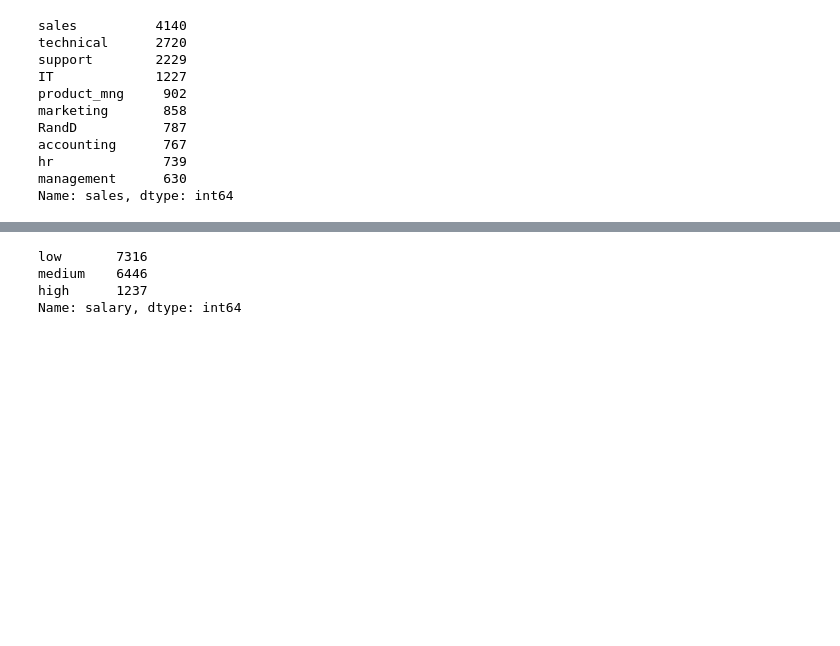
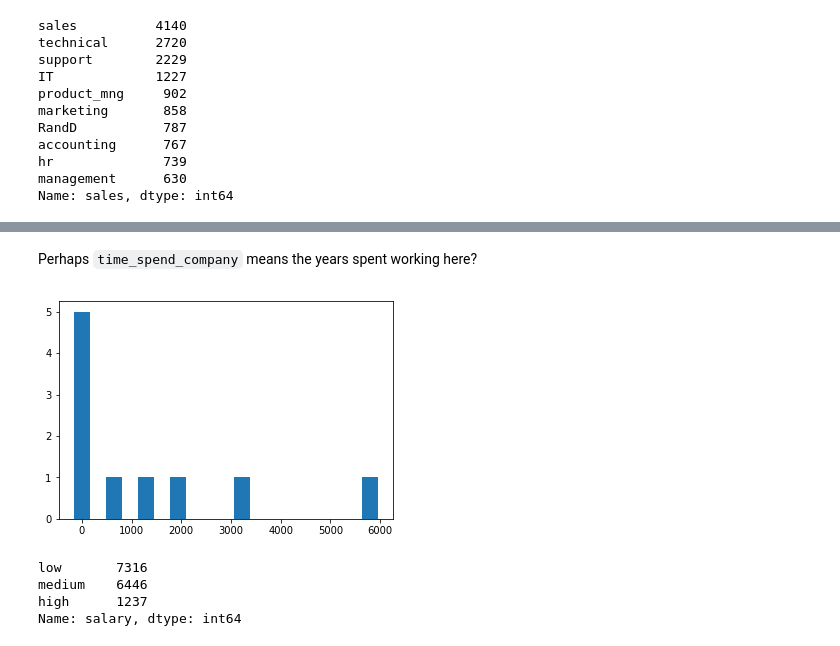
Before and after one commit to giancarlo-garbagnati/employeeretention-ml, a Jupyter notebook: ipynotebooks/hr-employeeretention.ipynb, the cells around one changed output, grey strips where cells are left out. Saved outputs shown, nothing was run; the diff lists cells and outputs as text; code cells hidden in the pictures; blank space fills up the shorter version.

```diff
--- a/ipynotebooks/hr-employeeretention.ipynb
+++ b/ipynotebooks/hr-employeeretention.ipynb
@@ -127,0 +147,6 @@ Name: time_spend_company, dtype: float64
+# %%
+tsc = df['time_spend_company'].value_counts().copy()
+#tsc_zeros = pd.Series(np.zeros(2), index=[1,9]) # this changes it to float
+tsc_zeros = pd.Series([0,0], index=[1,9])
+tsc = tsc.append(tsc_zeros).sort_index(axis=0).copy()
+tsc
@@ -128,3 +165,9 @@ Name: time_spend_company, dtype: float64
+# %% [markdown]
+Perhaps `time_spend_company` means the years spent working here?
+# %%
+plt.hist(tsc, bins=10, align='left', rwidth=0.5);
+# %% [output]
+[figure, added]
 # %%
 df['salary'].value_counts()
 # %% [output]
```
Also changed, not shown: parts of 12 cells of this notebook.
